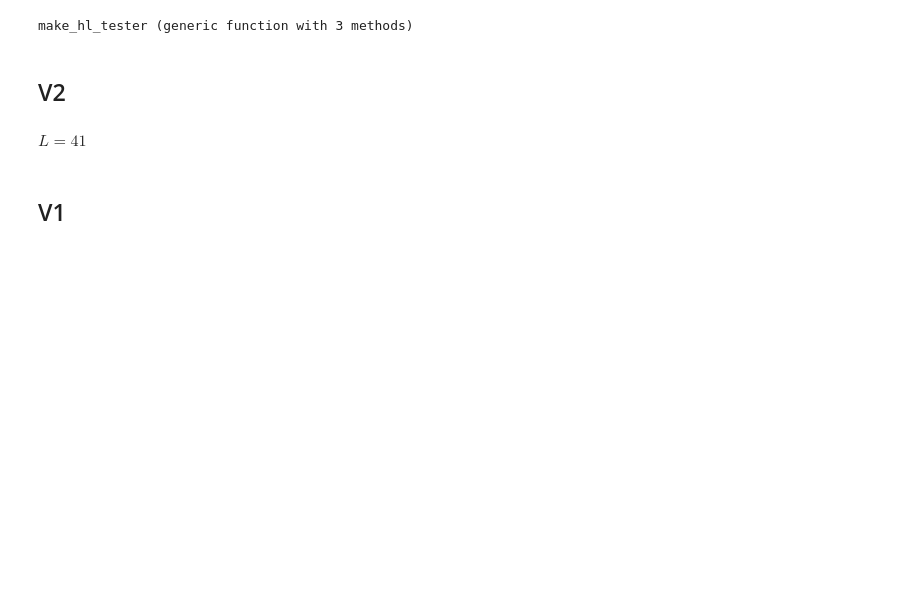
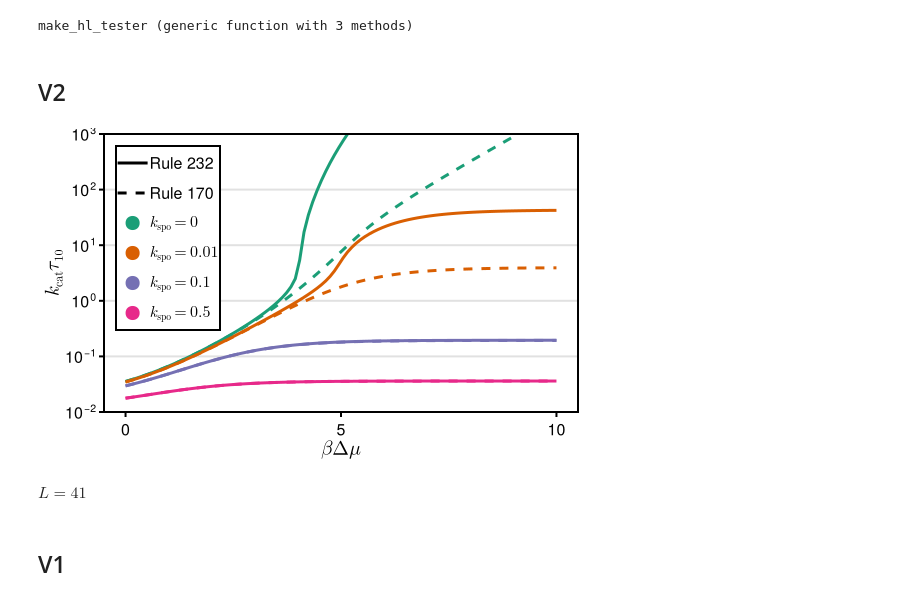
Before and after one commit to kockahonza/TopoStoch, a Jupyter notebook: notebooks/ma_figures_0sv1s.ipynb, the cells around one changed output. Cells and saved outputs as stored; diff of their text form; code cells hidden in the pictures; blank space fills up the shorter version.

```diff
--- a/notebooks/ma_figures_0sv1s.ipynb
+++ b/notebooks/ma_figures_0sv1s.ipynb
@@ -900,7 +900,7 @@ L = 6
 th = 0.9
 tmax = 1e10
 
-mus = range(0., 10, 30)
+mus = range(0., 10, 100)
 epsilons = [0., 1e-2, 0.1, 0.5]
 epsilon_colors = [colorant"#1b9e77", colorant"#d95f02", colorant"#7570b3", colorant"#e7298a"]
 
@@ -941,34 +941,36 @@ end
 
 ylims!(ax, 1e-2, 1e3)
 
 lspecs = Any[
     LineElement(linestyle=:solid),
     LineElement(linestyle=:dash),
 ]
 llabels = Any[
     "Rule 232",
     "Rule 170",
 ]
 
 for (e, c) in zip(epsilons, epsilon_colors)
     push!(lspecs, MarkerElement(marker=:circle, markersize=10, color=c))
     push!(llabels, latexstring(@sprintf "k_\\text{spo} = %.3g" e))
 end
 
 axislegend(ax, lspecs, llabels;
     # position=(0.55, 0.19),
     position=:lt,
     patchsize=(15., 15.),
     patchlabelgap=1,
     rowgap=0,
     padding=fill(1., 4)
 )
 
 
 save("../data/figures/fig5/tauplot.pdf", f)
 
 f
-nothing
+# nothing
+# %% [output]
+[figure, added]
 # %%
 latexstring(@sprintf "L=%d" 41)
 # %% [output]
```
Also changed, not shown: parts of 1 cell of this notebook, 1 other file.
